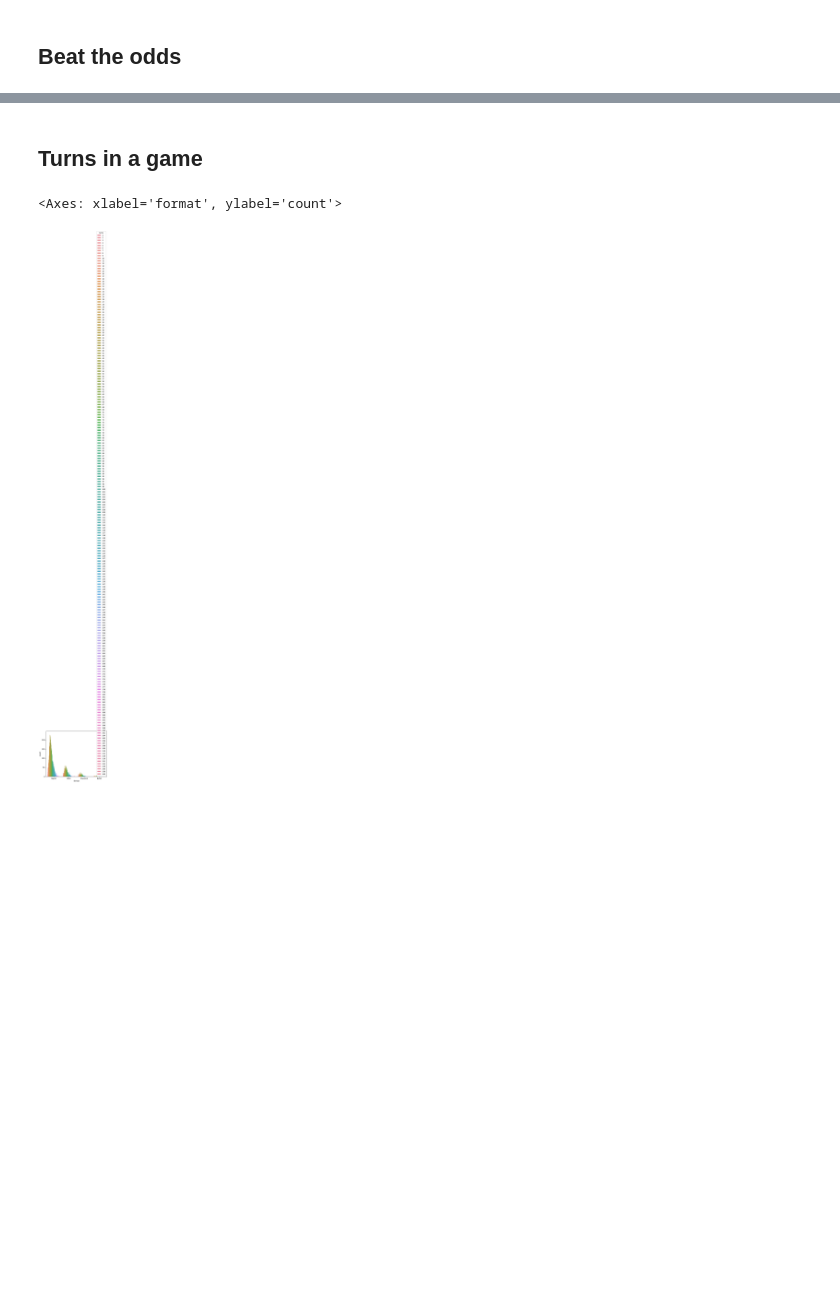
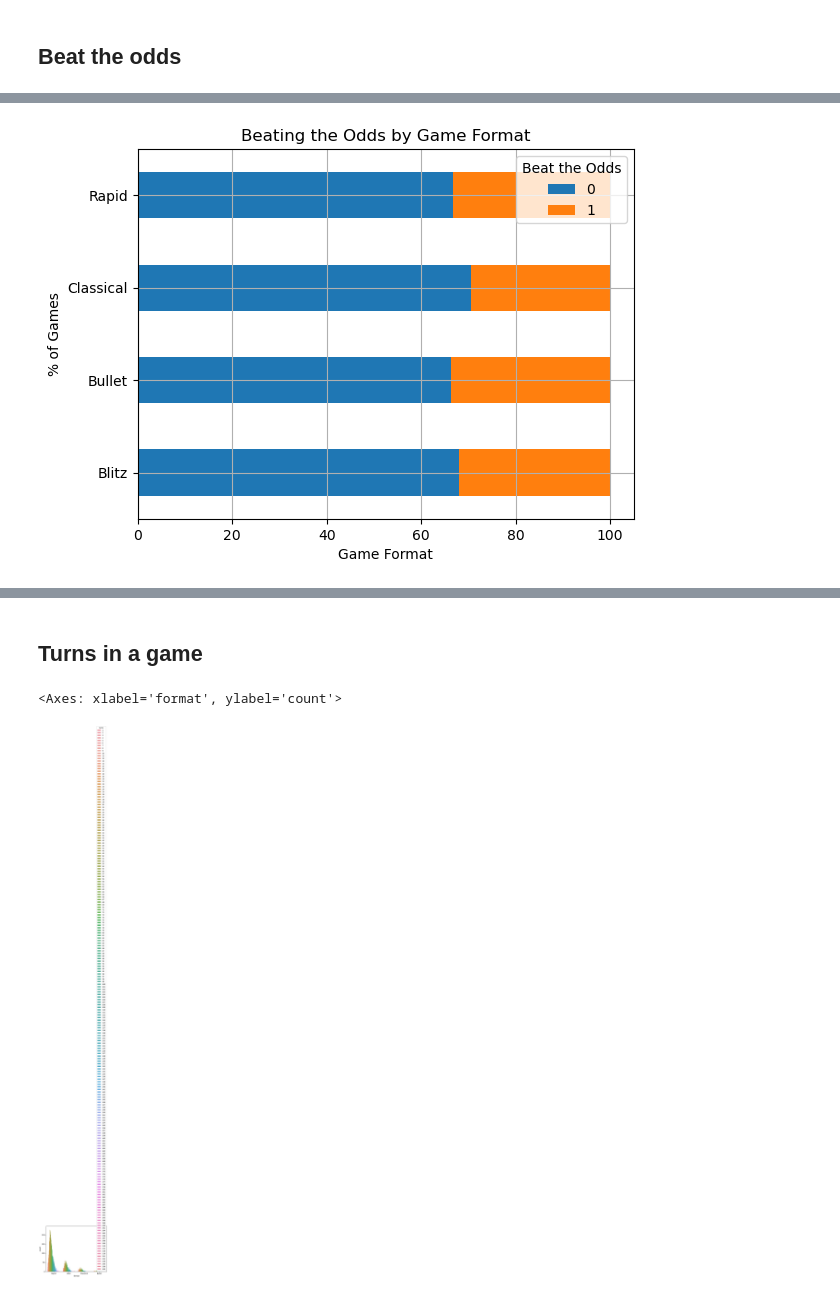
Before and after one commit to avezshariq/DataScience, a Jupyter notebook: chess/lichess.ipynb, the cells around one changed output, grey strips where cells are left out. Saved outputs shown, nothing was run; the diff lists cells and outputs as text; code cells hidden in the pictures; blank space fills up the shorter version.

```diff
--- a/chess/lichess.ipynb
+++ b/chess/lichess.ipynb
@@ -157,0 +150,16 @@ plt.show()
+# %%
+# Pivot the DataFrame and calculate percentages
+pivot_df = df.pivot_table(index='format', columns='beat_the_odds', values='count', aggfunc='sum', fill_value=0)
+pivot_df_percentage = pivot_df.div(pivot_df.sum(axis=1), axis=0) * 100
+
+# Plot the stacked bar chart
+pivot_df_percentage.plot(kind='barh', stacked=True)
+
+plt.title('Beating the Odds by Game Format')
+plt.xlabel('Game Format')
+plt.ylabel('% of Games')
+plt.legend(title='Beat the Odds')
+plt.grid(True)
+plt.show()
+# %% [output]
+[figure, added]
```
Also changed, not shown: parts of 16 cells of this notebook.
